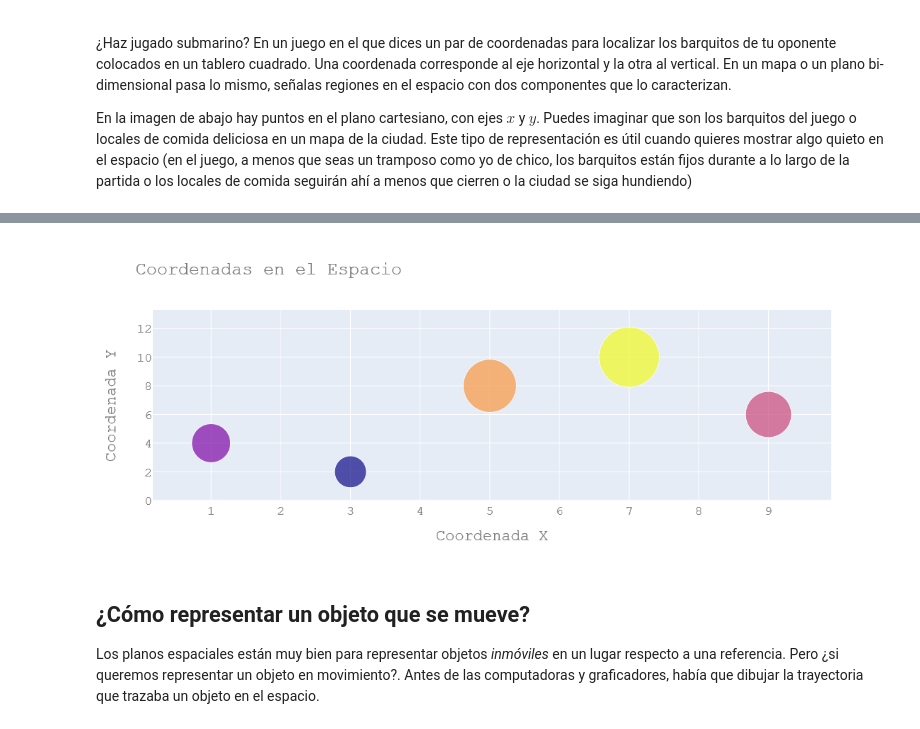
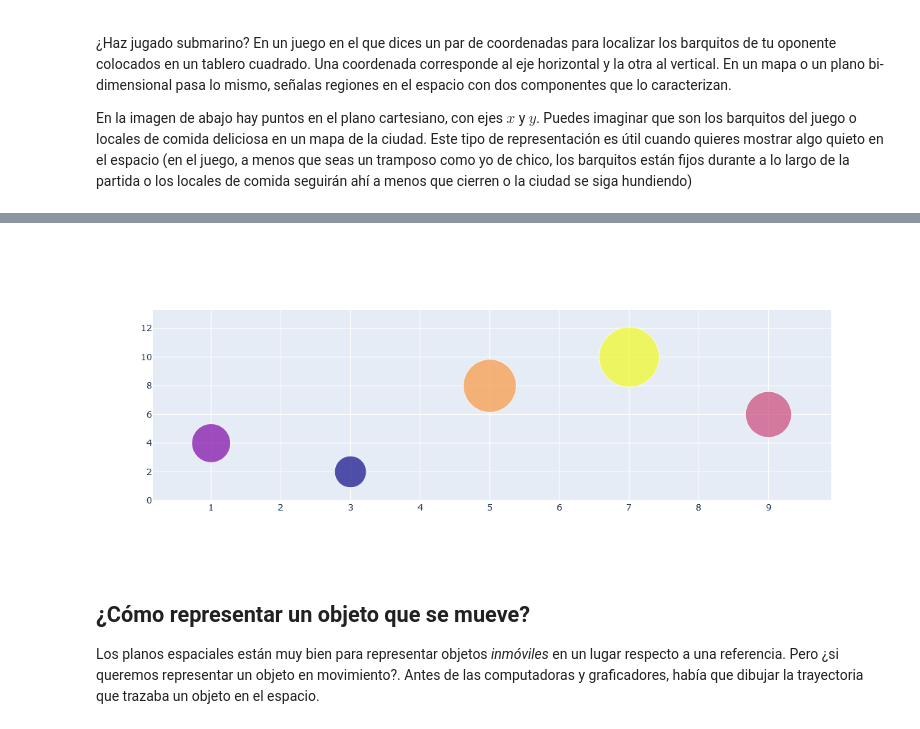
Before and after one commit to Chispita98/jupyenv, a Jupyter notebook: Corazon.ipynb, the cells around one changed output, grey strips where cells are left out. Saved outputs shown, nothing was run; the diff lists cells and outputs as text; code cells hidden in the pictures.

Commit message:
Pruebas en Corazon despues de localizar la posible fuente de error al querer visualizar en nbviewer

```diff
--- a/Corazon.ipynb
+++ b/Corazon.ipynb
@@ -7,32 +7,22 @@ En la imagen de abajo hay puntos en el plano cartesiano, con ejes $x$ y $y$. Pue
 # %%
 import plotly.graph_objects as go
 
 fig = go.Figure(
     data=go.Scatter(
     x=[3,1,9,5,7],
     y=[2,4,6,8,10],
     mode='markers',
     marker=dict(size=[45, 55, 65, 75, 85],
                 color=[0, 1, 2, 3, 4])
 )
 
 )
 
-fig.update_layout(
-    title="Coordenadas en el Espacio",
-    xaxis_title="Coordenada X",
-    yaxis_title="Coordenada Y",
-    font=dict(
-        family="Courier New, monospace",
-        size=18,
-        color="#7f7f7f"
-    )
-)
 
 fig.show()
 # %% [output]
 [interactive output not drawn]
-[figure, old version]
+[figure, new version]
 # %% [markdown]
 ## ¿Cómo representar un objeto que se mueve?
 
```
